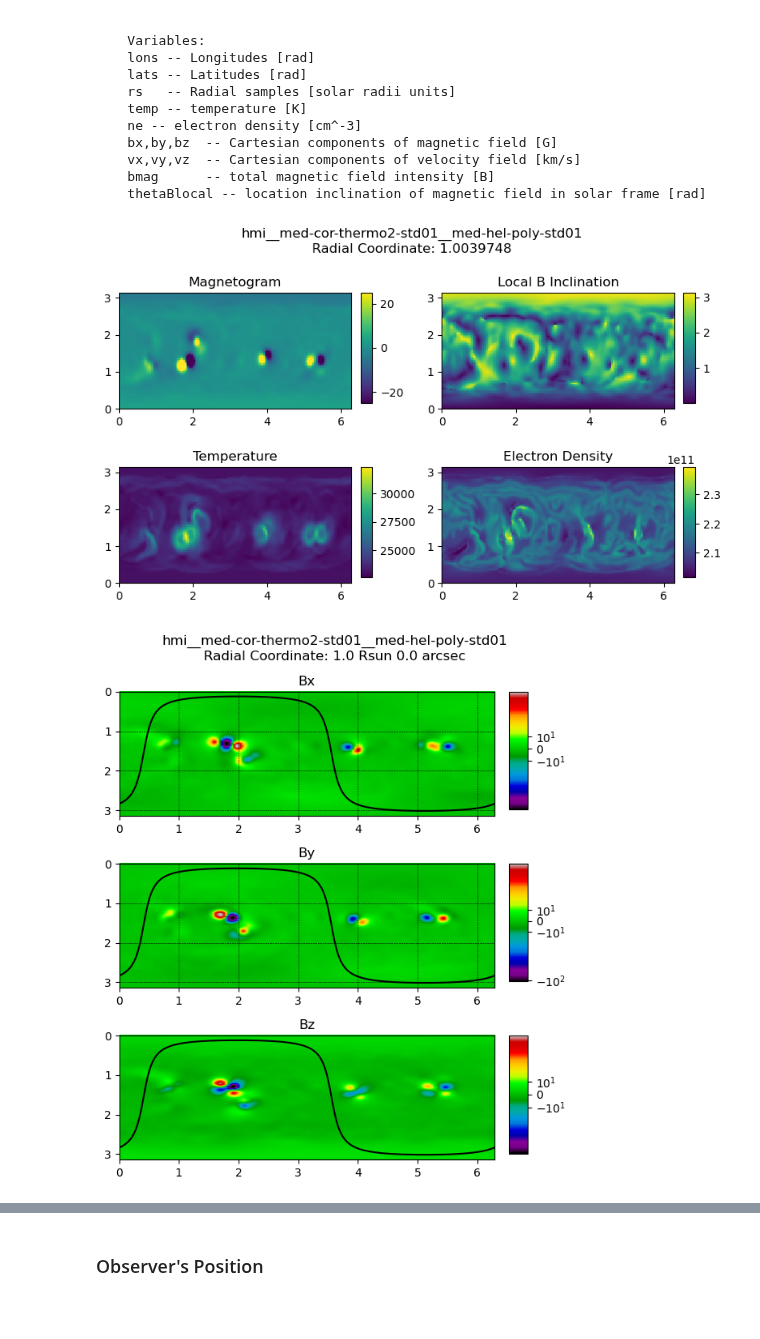
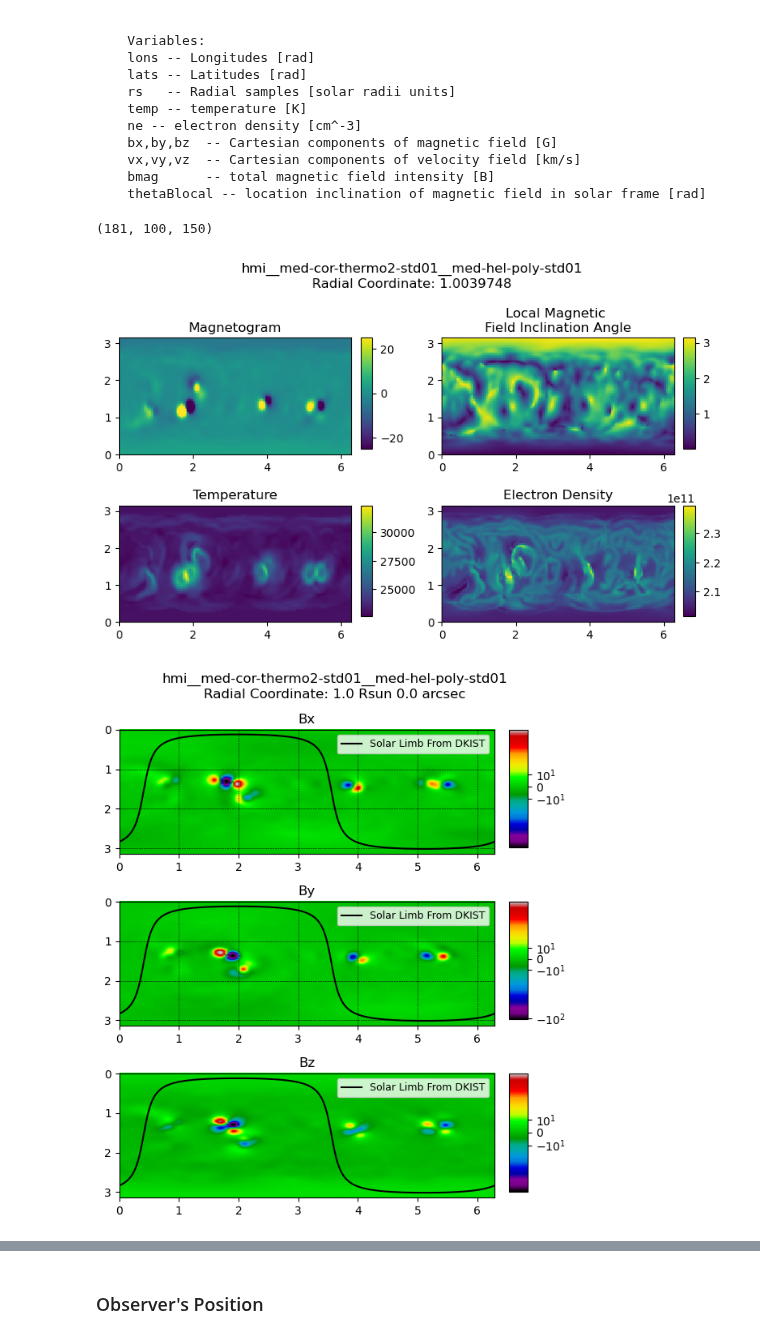
Before and after one commit to tschad/pycelp, a Jupyter notebook: examples/Example_PSI_Thomson_Synthesis.ipynb, the cells around one changed output, grey strips where cells are left out. Drawn from its saved outputs; the diff is of its cells as text; code cells hidden in the pictures; blank space fills up the shorter version.

Commit message:
update thomson scattering example

```diff
--- a/examples/Example_PSI_Thomson_Synthesis.ipynb
+++ b/examples/Example_PSI_Thomson_Synthesis.ipynb
@@ -96,3 +101,9 @@ psi Model class
     vx,vy,vz  -- Cartesian components of velocity field [km/s]
     bmag      -- total magnetic field intensity [B]
     thetaBlocal -- location inclination of magnetic field in solar frame [rad]
+# %%
+## Here is the data for the electon density in units of cm^-3
+corona.ne.shape
+## there are 181 longitude points, 100 latitude points, and 150 radial points (note that the sampling may not be uniform)
+# %% [output]
+(181, 100, 150)
@@ -99,25 +113,25 @@ psi Model class
 # %%
-kk = 5
+kk = 5  ## index of the radial sample to show
 
 fig,ax = plt.subplots(2,2,figsize = (8,5))
 ax = ax.flatten()
 im0 = ax[0].imshow(corona.bmag[:,:,kk].T*np.cos(corona.thetaBlocal[:,:,kk]).T,extent = (corona.lons.min(),corona.lons.max(),corona.lats.min(),corona.lats.max()))
 ax[1].imshow(corona.thetaBlocal[:,:,kk].T,extent = (corona.lons.min(),corona.lons.max(),corona.lats.min(),corona.lats.max()))
 ax[2].imshow(corona.temp[:,:,kk].T,extent = (corona.lons.min(),corona.lons.max(),corona.lats.min(),corona.lats.max()))
 ax[3].imshow(corona.ne[:,:,kk].T,extent = (corona.lons.min(),corona.lons.max(),corona.lats.min(),corona.lats.max()))
-labels = 'Magnetogram','Local B Inclination','Temperature','Electron Density'
+labels = 'Magnetogram','Local Magnetic \nField Inclination Angle','Temperature','Electron Density'
 for n in range(4): ax[n].set_title(labels[n])
 
 im0.set_clim(-25,25)
 
 cbars = []
 for axi in ax:
  cax = axi.inset_axes([1.04, 0.05, 0.05, 0.95], transform=axi.transAxes)
  cbar1 = fig.colorbar(axi.get_images()[0],ax=axi,cax=cax)
  cbars.append(cbar1)
 
 fig.suptitle(modelName + '\nRadial Coordinate: ' + str(corona.rs[kk]))
 
 fig.tight_layout()
 # %% [output]
-[figure, old version]
+[figure, new version]
@@ -170,10 +185,11 @@ axi.set_xlim(0,2.*np.pi)
 axi.set_ylim(np.pi,0.)
 
 for axi in ax:
-    axi.plot(latlon[1,:],-latlon[0,:]+np.pi/2.,'-',color = 'black')
+    axi.plot(latlon[1,:],-latlon[0,:]+np.pi/2.,'-',color = 'black',label = 'Solar Limb From DKIST')
     cax = axi.inset_axes([1.04, 0.05, 0.05, 0.95], transform=axi.transAxes)
     cbar1 = fig.colorbar(axi.get_images()[0],ax=axi,cax=cax)
     axi.set_ylim(np.pi,0)
+    axi.legend(fontsize = 9)
 
 ax[0].grid(ls = 'dashed',color = 'black',lw = 0.4)
 ax[1].grid(ls = 'dashed',color = 'black',lw = 0.4)
@@ -189,4 +205,4 @@ im.set_clim(-clim,clim)
 
 fig.tight_layout()
 # %% [output]
-[figure, old version]
+[figure, new version]
```
Also changed, not shown: parts of 13 cells of this notebook.
